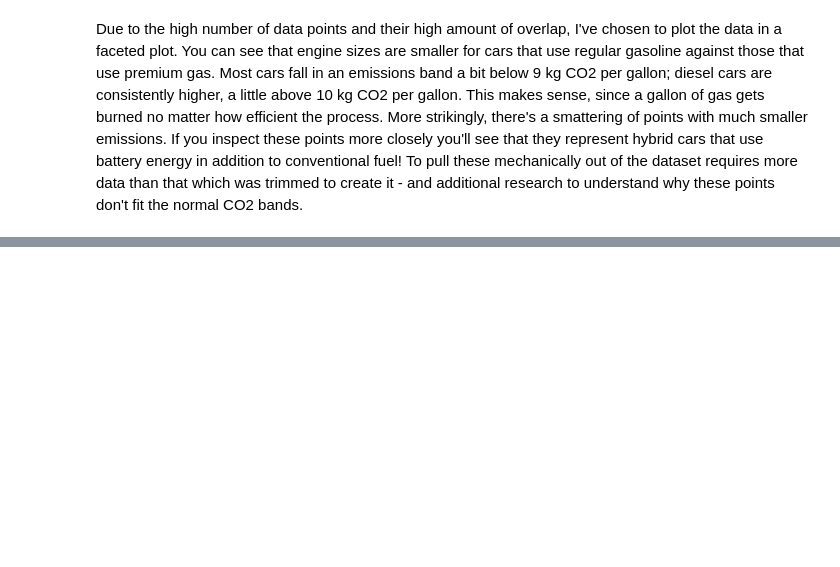
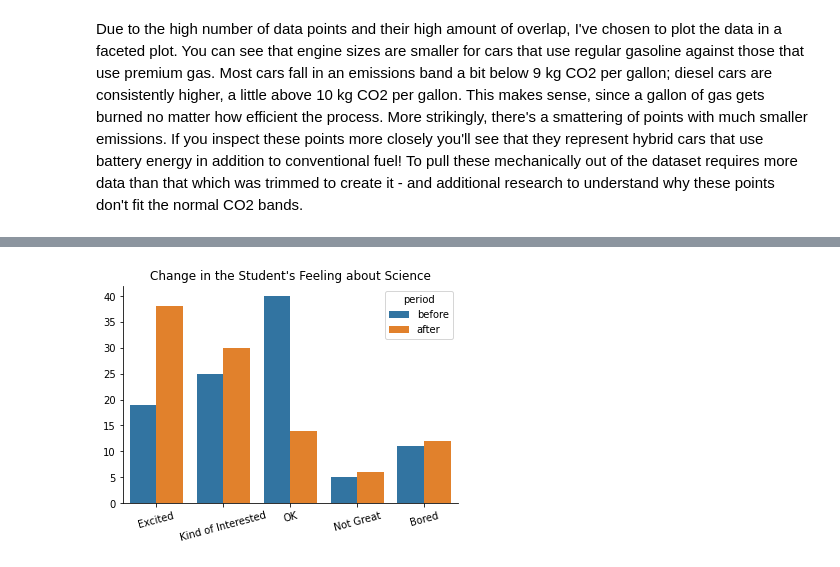
Before and after one commit to EsosaOrumwese/ALX-T-Nanodegree, a Jupyter notebook: Data Analytics/3. Data Visualization/Practice Notebook.ipynb, the cells around one changed output, grey strips where cells are left out. Cells and saved outputs as stored; diff of their text form; code cells hidden in the pictures; blank space fills up the shorter version.

Commit message:
Lesson on Data Exploration start

```diff
--- a/Data Analytics/3. Data Visualization/Practice Notebook.ipynb
+++ b/Data Analytics/3. Data Visualization/Practice Notebook.ipynb
@@ -1391,0 +1408,3 @@ Due to the high number of data points and their high amount of overlap, I've cho
+# %%
+before_df = pd.DataFrame(data={'feeling':feeling, 'percent': before, 'period':'before'})
+before_df
@@ -1391,0 +1418,4 @@ Due to the high number of data points and their high amount of overlap, I've cho
+# %%
+after_df = pd.DataFrame(data={'feeling':feeling, 'percent': after,
+                               'period':'after'})
+after_df
@@ -1391,0 +1429,3 @@ Due to the high number of data points and their high amount of overlap, I've cho
+# %%
+df = pd.concat([before_df,after_df], ignore_index=True)
+df
@@ -1391,0 +1446,5 @@ Due to the high number of data points and their high amount of overlap, I've cho
+# %%
+# returns the type of feeling with the categories and orderedness
+feeling.reverse() # reverse order of list
+feelingClass = pd.api.types.CategoricalDtype(ordered=True, categories=feeling)
+df['feeling'] = df['feeling'].astype(feelingClass);
@@ -1391,0 +1457,10 @@ Due to the high number of data points and their high amount of overlap, I've cho
+# %%
+sns.barplot(data=df, x='feeling', y='percent',
+            hue='period', color=)
+sns.despine()  # remove black border
+plt.xlabel('')
+plt.ylabel('')
+plt.title("Change in the Student's Feeling about Science")
+plt.xticks(rotation=15);
+# %% [output]
+[figure, added]
```
Also changed, not shown: parts of 14 cells of this notebook.
